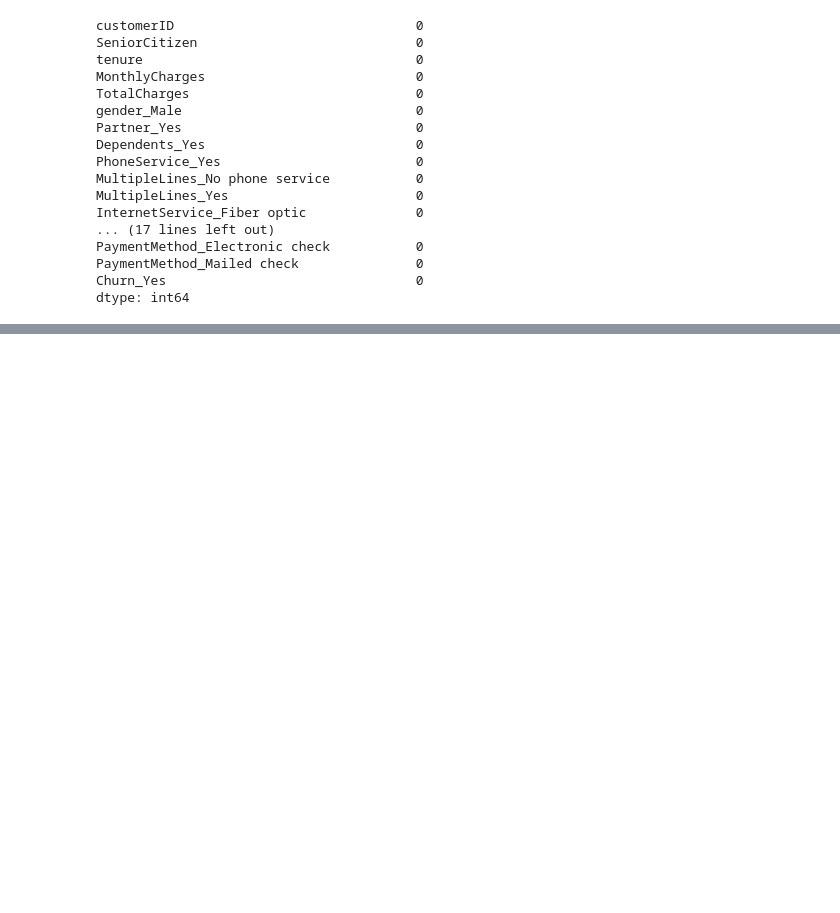
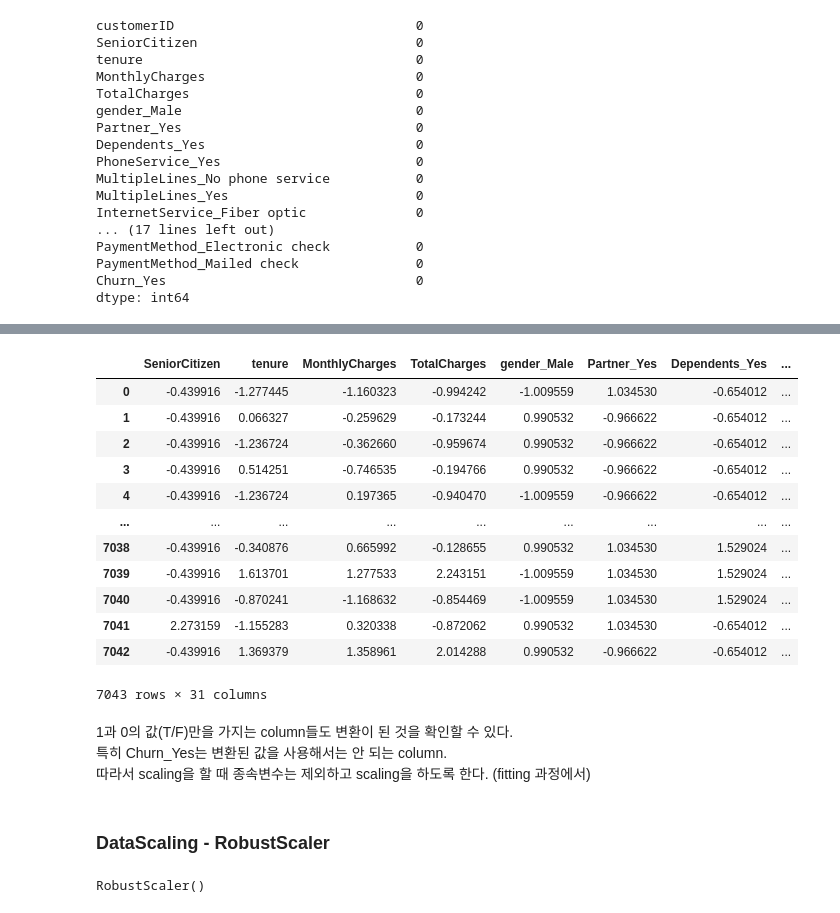
Before and after one commit to sngsuNoh/ECommerce_Data_Analyze, a Jupyter notebook: 03_Customer_Chrun/Customer_Chrun.ipynb, the cells around one changed output, grey strips where cells are left out. Cells and saved outputs as stored; diff of their text form; code cells hidden in the pictures; blank space fills up the shorter version.

```diff
--- a/03_Customer_Chrun/Customer_Chrun.ipynb
+++ b/03_Customer_Chrun/Customer_Chrun.ipynb
@@ -334,0 +406,31 @@ dtype: int64
+# %%
+std_data = std.transform(data)
+# %%
+pd.DataFrame(std_data, columns=data.columns)
+# %% [output]
+|  | SeniorCitizen | tenure | MonthlyCharges | TotalCharges | gender_Male | Partner_Yes | Dependents_Yes | ... |
+| 0 | -0.439916 | -1.277445 | -1.160323 | -0.994242 | -1.009559 | 1.034530 | -0.654012 | ... |
+| 1 | -0.439916 | 0.066327 | -0.259629 | -0.173244 | 0.990532 | -0.966622 | -0.654012 | ... |
+| 2 | -0.439916 | -1.236724 | -0.362660 | -0.959674 | 0.990532 | -0.966622 | -0.654012 | ... |
+| 3 | -0.439916 | 0.514251 | -0.746535 | -0.194766 | 0.990532 | -0.966622 | -0.654012 | ... |
+| 4 | -0.439916 | -1.236724 | 0.197365 | -0.940470 | -1.009559 | -0.966622 | -0.654012 | ... |
+| ... | ... | ... | ... | ... | ... | ... | ... | ... |
+| 7038 | -0.439916 | -0.340876 | 0.665992 | -0.128655 | 0.990532 | 1.034530 | 1.529024 | ... |
+| 7039 | -0.439916 | 1.613701 | 1.277533 | 2.243151 | -1.009559 | 1.034530 | 1.529024 | ... |
+| 7040 | -0.439916 | -0.870241 | -1.168632 | -0.854469 | -1.009559 | 1.034530 | 1.529024 | ... |
+| 7041 | 2.273159 | -1.155283 | 0.320338 | -0.872062 | 0.990532 | 1.034530 | -0.654012 | ... |
+| 7042 | -0.439916 | 1.369379 | 1.358961 | 2.014288 | 0.990532 | -0.966622 | -0.654012 | ... |
+7043 rows × 31 columns
+# %% [markdown]
+1과 0의 값(T/F)만을 가지는 column들도 변환이 된 것을 확인할 수 있다.
+특히 Churn_Yes는 변환된 값을 사용해서는 안 되는 column.
+따라서 scaling을 할 때 종속변수는 제외하고 scaling을 하도록 한다. (fitting 과정에서)
+# %% [markdown]
+### DataScaling - RobustScaler
+# %%
+# RobustScaler
+
+rob = RobustScaler()
+rob.fit(data.drop('Churn_Yes', axis=1))
+# %% [output]
+RobustScaler()
```
Also changed, not shown: parts of 39 cells of this notebook.
